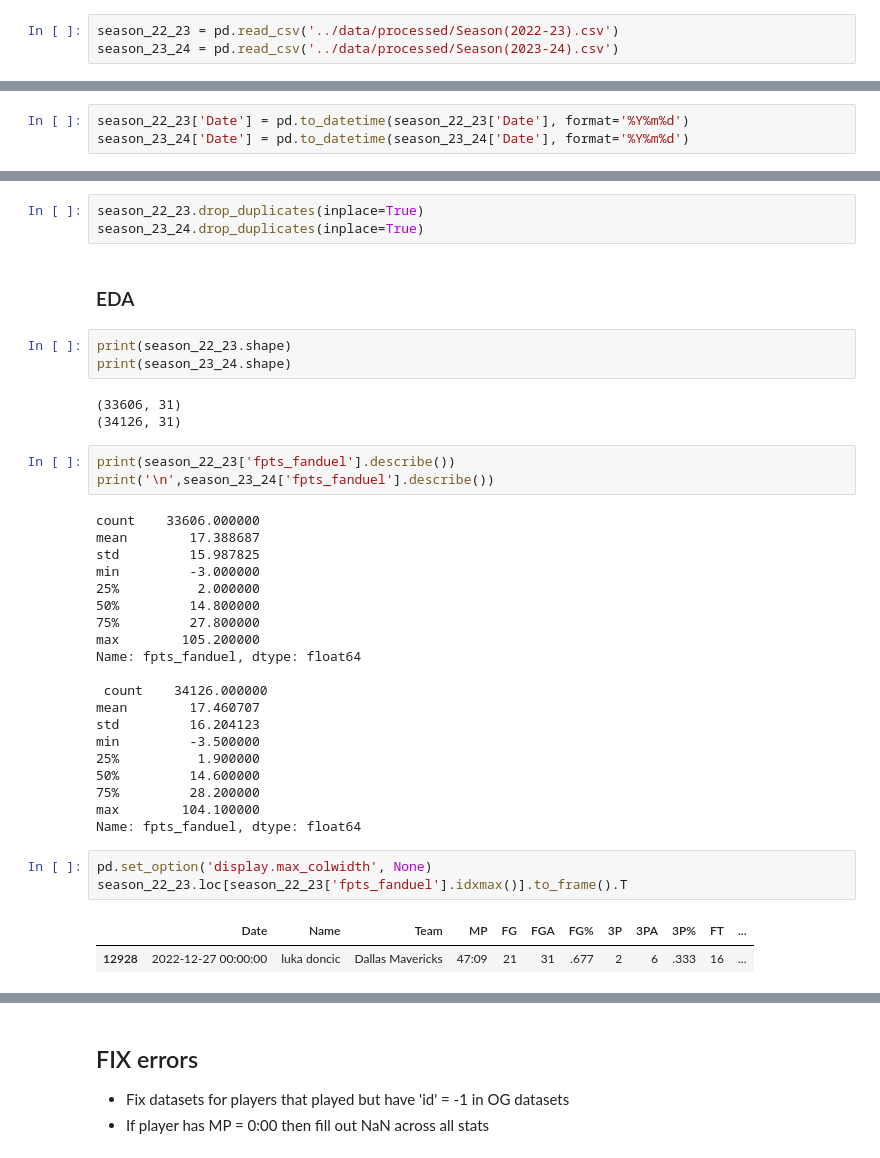
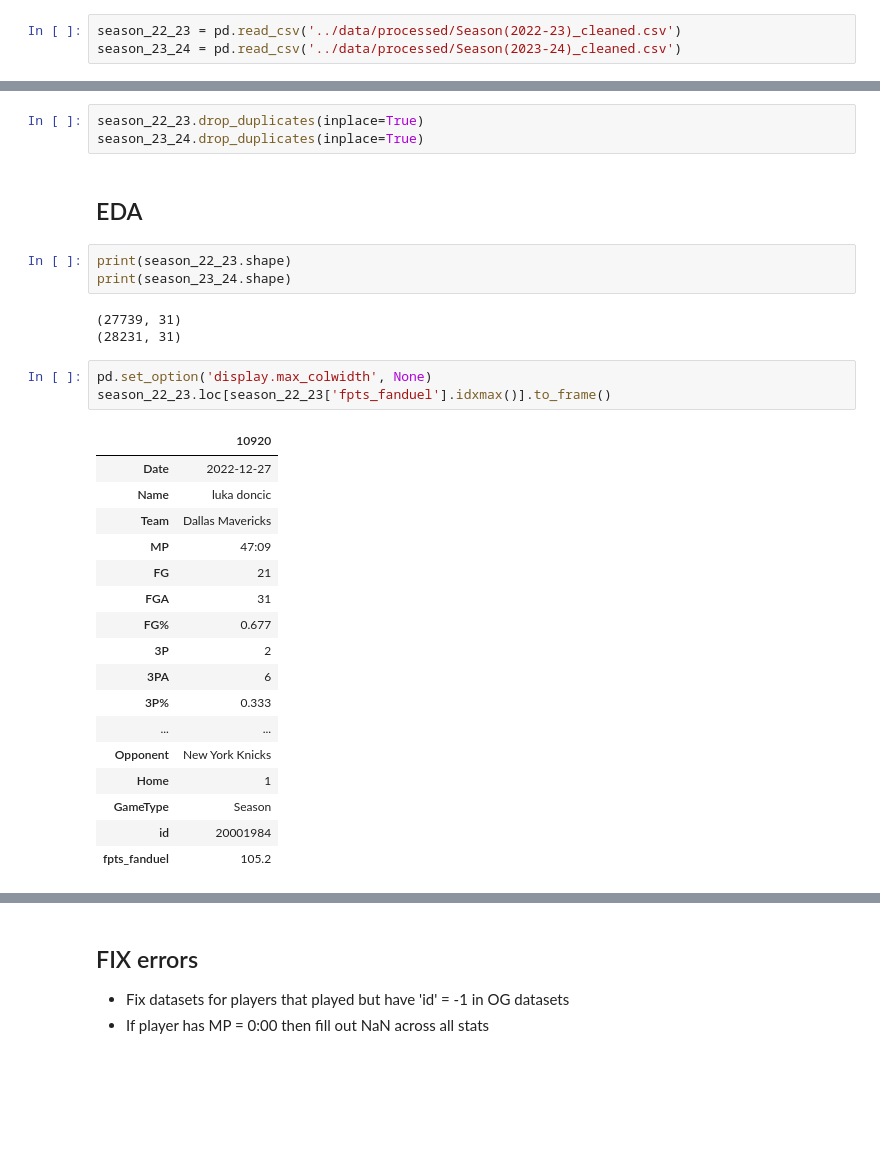
Before and after one commit to sammig6i/NBA-Fantasy-Points-Prediction, a Jupyter notebook: notebooks/EDA.ipynb, the cells around one changed output, grey strips where cells are left out. Cells and saved outputs as stored; diff of their text form; blank space fills up the shorter version.

```diff
--- a/notebooks/EDA.ipynb
+++ b/notebooks/EDA.ipynb
@@ -12,8 +12,8 @@ import warnings
 warnings.filterwarnings('ignore')
 %matplotlib inline
 # %%
-season_22_23 = pd.read_csv('../data/processed/Season(2022-23).csv')
-season_23_24 = pd.read_csv('../data/processed/Season(2023-24).csv')
+season_22_23 = pd.read_csv('../data/processed/Season(2022-23)_cleaned.csv')
+season_23_24 = pd.read_csv('../data/processed/Season(2023-24)_cleaned.csv')
 # %%
 print(season_22_23.columns)
 print(season_23_24.columns)
@@ -41,6 +49,3 @@ GameType        0
 id              0
 fpts_fanduel    0
 dtype: int64
-# %%
-season_22_23['Date'] = pd.to_datetime(season_22_23['Date'], format='%Y%m%d')
-season_23_24['Date'] = pd.to_datetime(season_23_24['Date'], format='%Y%m%d')
@@ -116,40 +176,32 @@ season_23_24.tail(10)
 season_22_23.drop_duplicates(inplace=True)
 season_23_24.drop_duplicates(inplace=True)
 # %% [markdown]
-### EDA
+## EDA
 # %%
 print(season_22_23.shape)
 print(season_23_24.shape)
 # %% [output]
-(33606, 31)
-(34126, 31)
+(27739, 31)
+(28231, 31)
-# %%
-print(season_22_23['fpts_fanduel'].describe())
-print('\n',season_23_24['fpts_fanduel'].describe())
-# %% [output]
-count    33606.000000
-mean        17.388687
-std         15.987825
-min         -3.000000
-25%          2.000000
-50%         14.800000
-75%         27.800000
-max        105.200000
-Name: fpts_fanduel, dtype: float64
-
- count    34126.000000
-mean        17.460707
-std         16.204123
-min         -3.500000
-25%          1.900000
-50%         14.600000
-75%         28.200000
-max        104.100000
-Name: fpts_fanduel, dtype: float64
 # %%
 pd.set_option('display.max_colwidth', None)
-season_22_23.loc[season_22_23['fpts_fanduel'].idxmax()].to_frame().T
+season_22_23.loc[season_22_23['fpts_fanduel'].idxmax()].to_frame()
 # %% [output]
-|  | Date | Name | Team | MP | FG | FGA | FG% | 3P | 3PA | 3P% | FT | ... |
-| 12928 | 2022-12-27 00:00:00 | luka doncic | Dallas Mavericks | 47:09 | 21 | 31 | .677 | 2 | 6 | .333 | 16 | ... |
+|  | 10920 |
+| Date | 2022-12-27 |
+| Name | luka doncic |
+| Team | Dallas Mavericks |
+| MP | 47:09 |
+| FG | 21 |
+| FGA | 31 |
+| FG% | 0.677 |
+| 3P | 2 |
+| 3PA | 6 |
+| 3P% | 0.333 |
+| ... | ... |
+| Opponent | New York Knicks |
+| Home | 1 |
+| GameType | Season |
+| id | 20001984 |
+| fpts_fanduel | 105.2 |
 # %%
```
Also changed, not shown: parts of 32 cells of this notebook, 3 other files.
